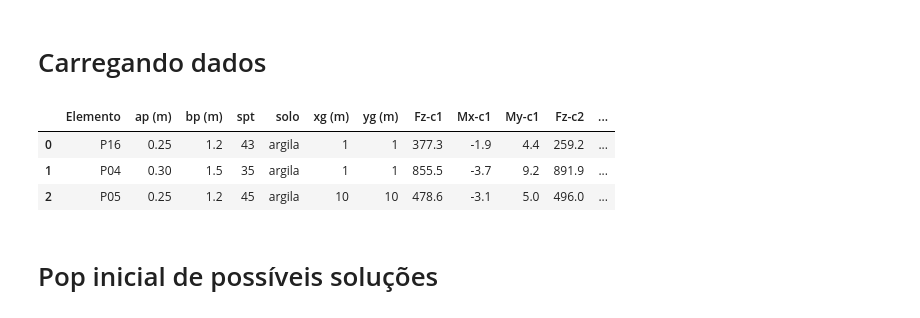
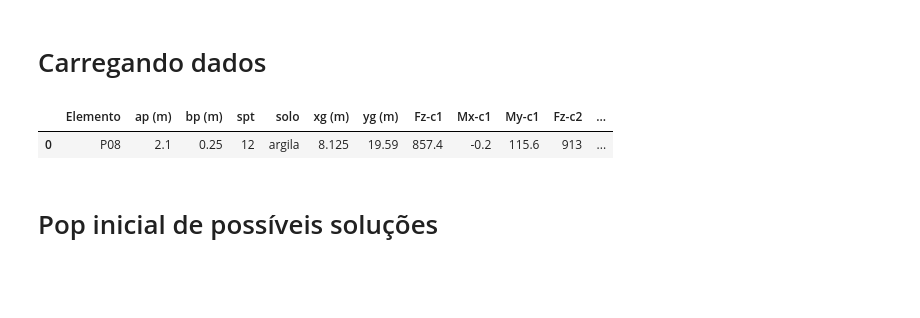
Before and after one commit to wmpjrufg/fundaai, a Jupyter notebook: testes_gpr_lucas.ipynb, the cells around one changed output. Cells and saved outputs as stored; diff of their text form; code cells hidden in the pictures; blank space fills up the shorter version.

```diff
--- a/testes_gpr_lucas.ipynb
+++ b/testes_gpr_lucas.ipynb
@@ -19,18 +19,17 @@ from fundacao import *
 # Carregando dados
 # %%
 # df = pd.read_excel(r"/home/wmpjrufg/Documents/fundaIA/assets/toy_problem.xlsx") # Prof. Wanderlei
-df = pd.read_excel(r"C:\git-projetos\fundaIA\assets\toy_problem_copy.xlsx") # Prof. Wanderlei casa
+# df = pd.read_excel(r"C:\git-projetos\fundaIA\assets\toy_problem_copy.xlsx") # Prof. Wanderlei casa
 # df = pd.read_excel(r"C:\git-projetos\fundaIA\assets\toy_problem_copy_2.xlsx") # Prof. Wanderlei casa
 # df = pd.read_excel(r"C:\git-projetos\fundaIA\assets\toy_problem_copy_3.xlsx") # Prof. Wanderlei casa
+df = pd.read_excel(r"C:\git-projetos\fundaIA\assets\el08.xlsx")
 n_comb = 3
 f_ck = 25000
 cob_m = 0.04
 df
 # %% [output]
 |  | Elemento | ap (m) | bp (m) | spt | solo | xg (m) | yg (m) | Fz-c1 | Mx-c1 | My-c1 | Fz-c2 | ... |
-| 0 | P16 | 0.25 | 1.2 | 43 | argila | 1 | 1 | 377.3 | -1.9 | 4.4 | 259.2 | ... |
-| 1 | P04 | 0.30 | 1.5 | 35 | argila | 1 | 1 | 855.5 | -3.7 | 9.2 | 891.9 | ... |
-| 2 | P05 | 0.25 | 1.2 | 45 | argila | 10 | 10 | 478.6 | -3.1 | 5.0 | 496.0 | ... |
+| 0 | P08 | 2.1 | 0.25 | 12 | argila | 8.125 | 19.59 | 857.4 | -0.2 | 115.6 | 913 | ... |
 # %% [markdown]
 # Pop inicial de possíveis soluções
 # %%
```
Also changed, not shown: parts of 10 cells of this notebook, 18 other files.
